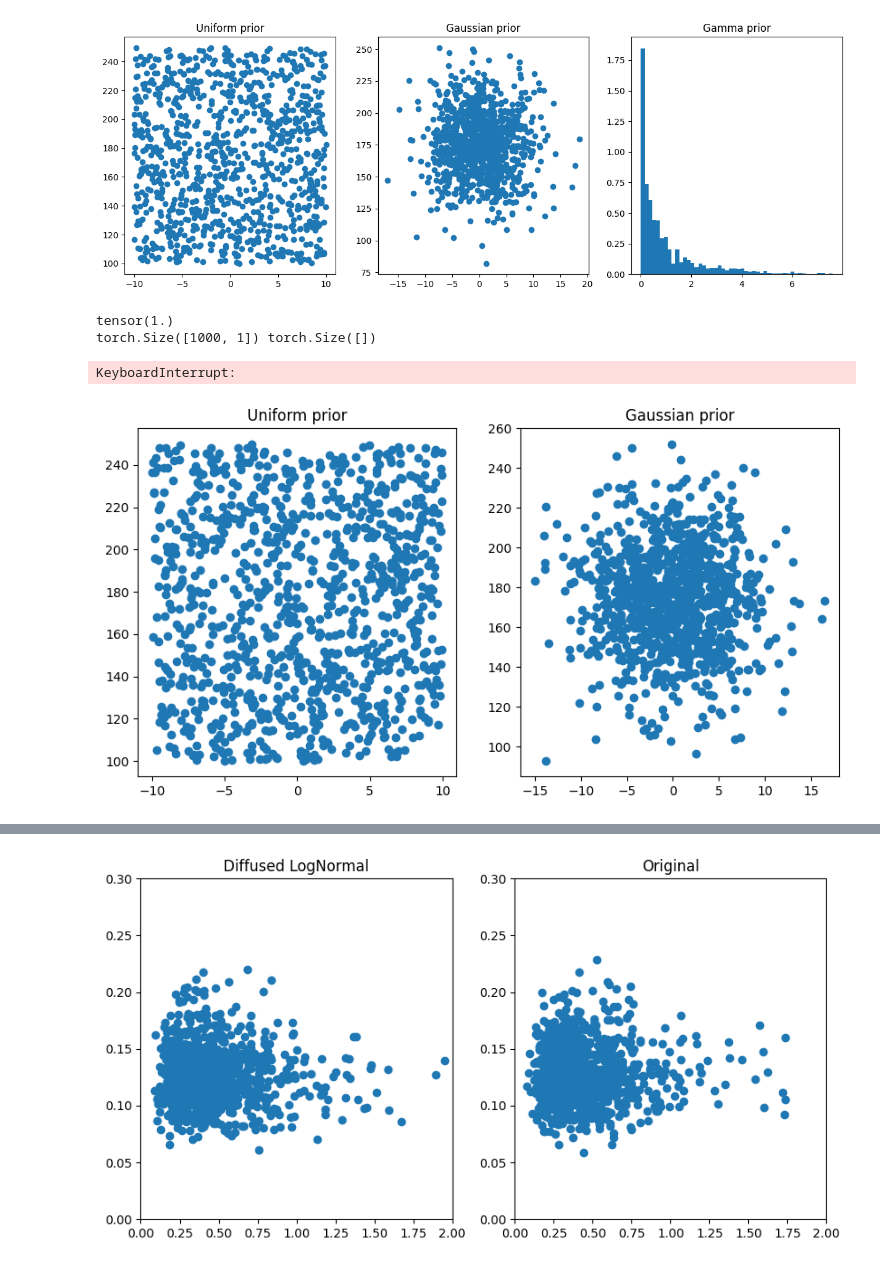
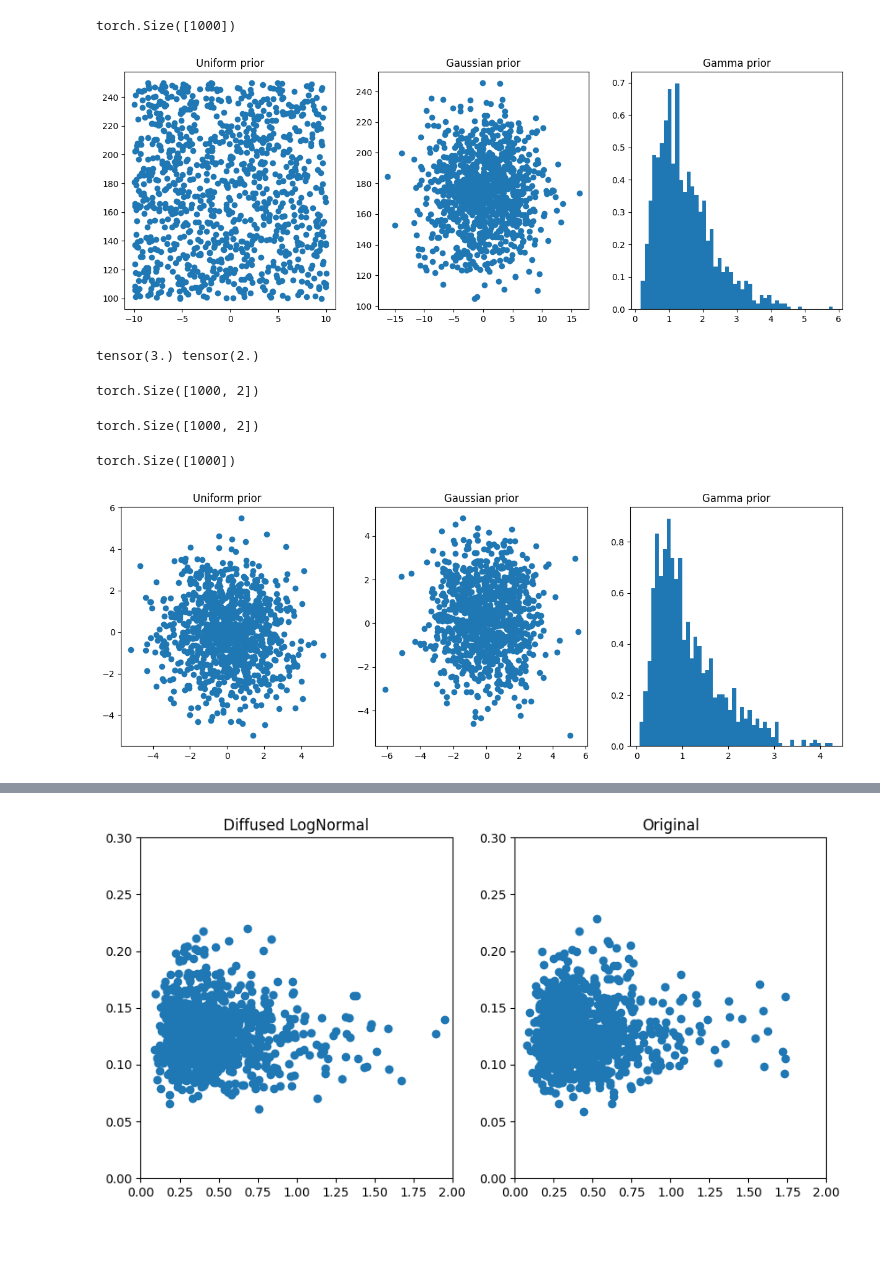
Before and after one commit to JuliaLinhart/diffusions-for-sbi, a Jupyter notebook: notebooks/diffused_priors.ipynb, the cells around one changed output, grey strips where cells are left out. Cells and saved outputs as stored; diff of their text form; code cells hidden in the pictures; blank space fills up the shorter version.

```diff
--- a/notebooks/diffused_priors.ipynb
+++ b/notebooks/diffused_priors.ipynb
@@ -15,12 +14,13 @@ from tasks.toy_examples.data_generators import Conjugate_GammaPrior
 
 prior_uniform = UniformPrior()
 prior_gaussian = GaussianPrior()
-prior_gamma = Conjugate_GammaPrior(alpha=0.5, beta=0.5).prior
+prior_gamma = Conjugate_GammaPrior(alpha=3, beta=2).prior
 
 # Plot prior distributions
 samples_uniform = prior_uniform.sample((1000,))
 samples_gaussian = prior_gaussian.sample((1000,))
 samples_gamma = prior_gamma.sample((1000,))
+print(samples_gamma.shape)
 
 plt.figure(figsize=(15, 5))
 plt.subplot(131)
@@ -34,11 +34,16 @@ plt.hist(samples_gamma, bins=50, density=True)
 plt.title("Gamma prior")
 plt.show()
 # %% [output]
+torch.Size([1000])
-[figure, old version]
+[figure, new version]
 # %%
 def euler_sde_sampler(score_fn, nsamples, beta, dim=2):
-    theta_t = torch.randn((nsamples, dim))  # (nsamples, 2)
-    time_pts = torch.linspace(1, 0, 1000)  # (ntime_pts,)
+    if dim > 1:
+        theta_t = torch.randn((nsamples, dim)) # (nsamples, 2)
+    else:
+        theta_t = torch.randn((nsamples,)).abs() # (nsamples, 1)
+    print(theta_t.shape)
+    time_pts = torch.linspace(0.2, 0, 1000)  # (ntime_pts,)
     for i in tqdm(range(len(time_pts) - 1)):
         t = time_pts[i]
         dt = time_pts[i + 1] - t
@@ -47,11 +52,20 @@ def euler_sde_sampler(score_fn, nsamples, beta, dim=2):
         f = -0.5 * beta(t) * theta_t
         g = beta(t) ** 0.5
         score = score_fn(theta_t, t).detach()
+        # if len(score.shape) > 2:
+        #     score = score[:,0]
+        # print(score.shape)
         drift = f - g * g * score
         diffusion = g
 
         # euler-maruyama step
         theta_t = theta_t + drift * dt + diffusion * torch.randn_like(theta_t) * torch.abs(dt) ** 0.5
+        if dim == 1:
+            theta_t = theta_t.abs()
+            # theta_t = theta_t.clip(0,4)
+        # print(theta_t)
+        # print()
+        assert not torch.isnan(theta_t).any()
     return theta_t.detach()
 # %%
 # Score functions
@@ -62,25 +76,31 @@ nse = NSE(2,2)
 diffused_uniform_prior_score = get_vpdiff_uniform_score(prior_uniform.low, prior_uniform.high, nse)
 diffused_gaussian_prior_score = get_vpdiff_gaussian_score(prior_gaussian.prior.loc, prior_gaussian.prior.covariance_matrix, nse)
 diffused_gamma_prior_score = get_vpdiff_gamma_score(prior_gamma.concentration, prior_gamma.rate, nse)
+print(prior_gamma.concentration, prior_gamma.rate)
+# %% [output]
+tensor(3.) tensor(2.)
 # %%
-# samples_uniform_diffused = euler_sde_sampler(diffused_uniform_prior_score, 1000, nse.beta)
-# samples_gaussian_diffused = euler_sde_sampler(diffused_gaussian_prior_score, 1000, nse.beta)
+samples_uniform_diffused = euler_sde_sampler(diffused_uniform_prior_score, 1000, nse.beta)
+samples_gaussian_diffused = euler_sde_sampler(diffused_gaussian_prior_score, 1000, nse.beta)
 samples_gamma_diffused = euler_sde_sampler(diffused_gamma_prior_score, 1000, nse.beta, dim=1)
 # %% [output]
-tensor(1.)
-torch.Size([1000, 1]) torch.Size([])
+torch.Size([1000, 2])
-KeyboardInterrupt:
+torch.Size([1000, 2])
+torch.Size([1000])
 # %%
-plt.figure(figsize=(10, 5))
-plt.subplot(121)
+plt.figure(figsize=(15, 5))
+plt.subplot(131)
 plt.scatter(samples_uniform_diffused[:, 0], samples_uniform_diffused[:, 1])
 plt.title("Uniform prior")
-plt.subplot(122)
+plt.subplot(132)
 plt.scatter(samples_gaussian_diffused[:, 0], samples_gaussian_diffused[:, 1])
 plt.title("Gaussian prior")
+plt.subplot(133)
+plt.hist(samples_gamma_diffused, bins=50, density=True)
+plt.title("Gamma prior")
 plt.show()
 # %% [output]
-[figure, old version]
+[figure, new version]
 # %%
 from tasks.sbibm.data_generators import get_task
 task = get_task("sir")
```
Also changed, not shown: parts of 2 cells of this notebook, 1 other file.
